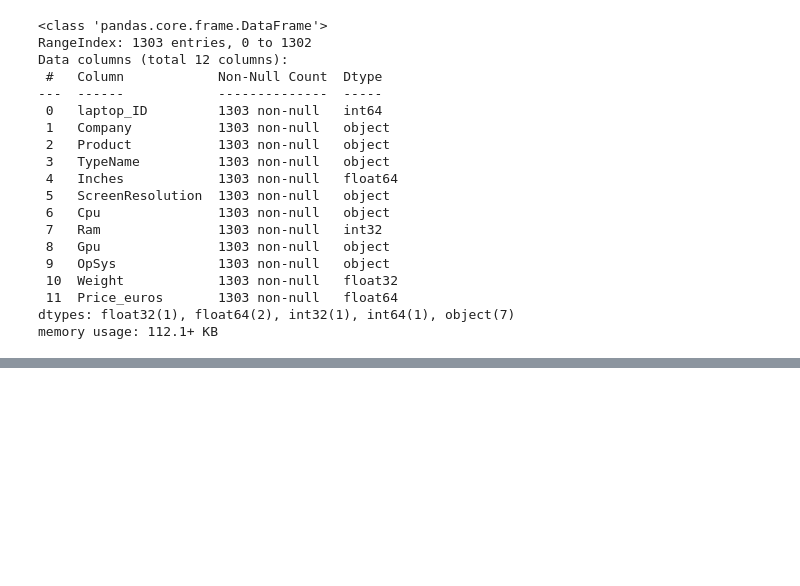
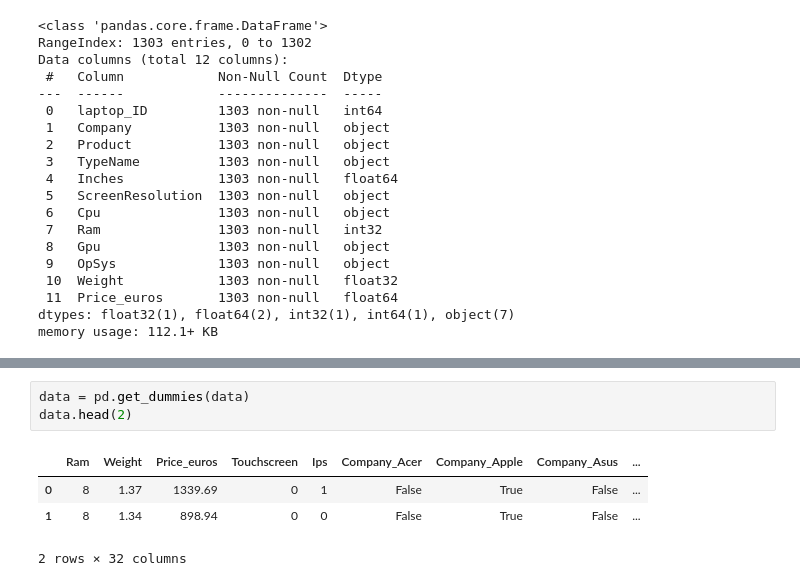
Before and after one commit to HirunaD/Laptop-Price-Predictor, a Jupyter notebook: Model/Model Building.ipynb, the cells around one changed output, grey strips where cells are left out. Drawn from its saved outputs; the diff is of its cells as text; blank space fills up the shorter version.

```diff
--- a/Model/Model Building.ipynb
+++ b/Model/Model Building.ipynb
@@ -141,0 +475,8 @@ ValueError: could not convert string to float: 'Apple'
+# %%
+data = pd.get_dummies(data)
+data.head(2)
+# %% [output]
+|  | Ram | Weight | Price_euros | Touchscreen | Ips | Company_Acer | Company_Apple | Company_Asus | ... |
+| 0 | 8 | 1.37 | 1339.69 | 0 | 1 | False | True | False | ... |
+| 1 | 8 | 1.34 | 898.94 | 0 | 0 | False | True | False | ... |
+2 rows × 32 columns
```
Also changed, not shown: parts of 37 cells of this notebook, 1 other file.
